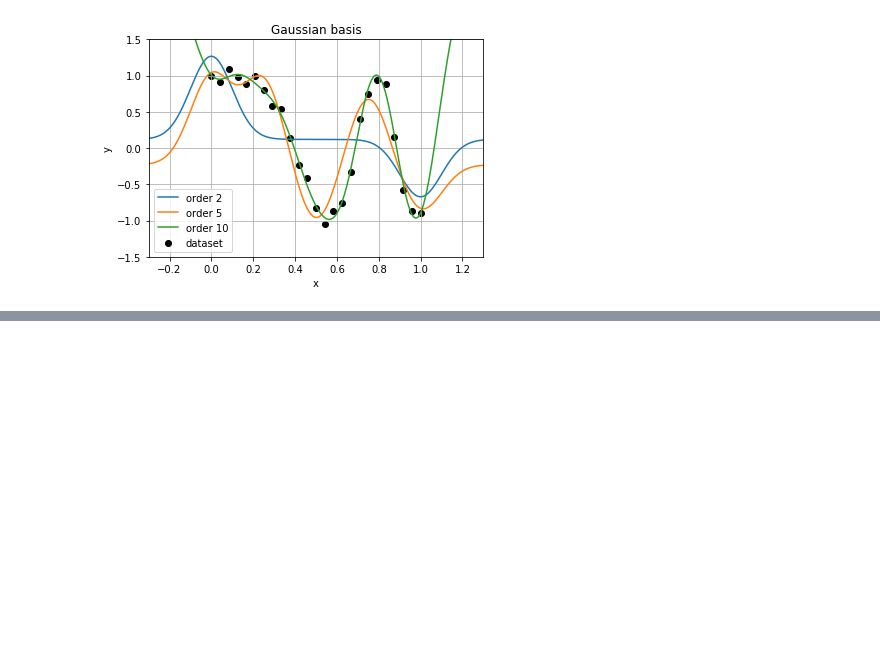
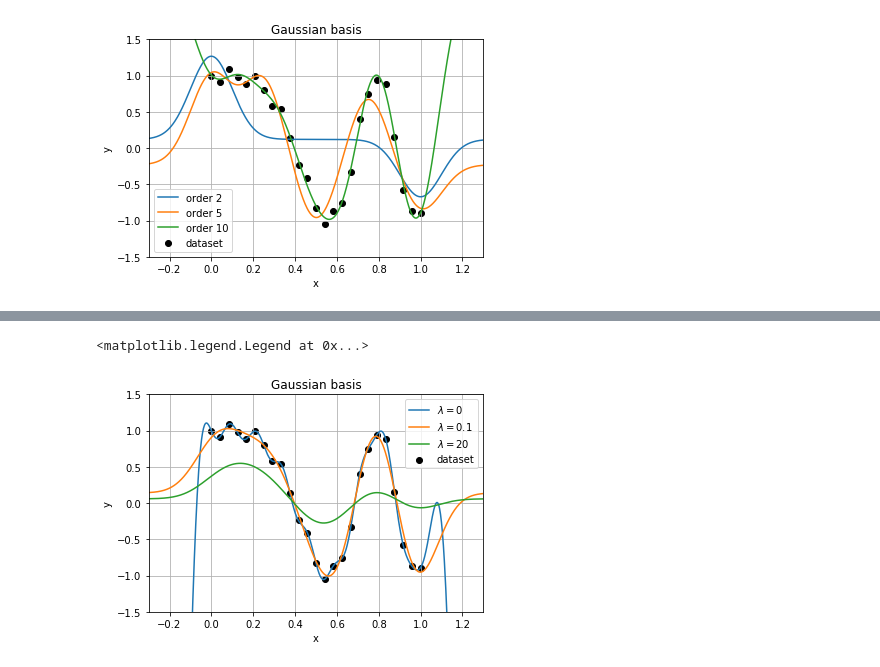
Before and after one commit to StaffG/MLE-MAP, a Jupyter notebook: MLE-MAP.ipynb, the cells around one changed output, grey strips where cells are left out. Cells and saved outputs as stored; diff of their text form; code cells hidden in the pictures; blank space fills up the shorter version.

Commit message:
graph MAP + comparison

```diff
--- a/MLE-MAP.ipynb
+++ b/MLE-MAP.ipynb
@@ -279,3 +290,23 @@ From this equation, it is easy to identify $\lambda$:
 \end{align*}
 
 There are two terms in the loss function. The first one describes how the model is fitting well the data. For example, a very high order basis will produce a curve that will pass through every point so the difference will be zero. On the other hand, a very high order basis will have a huge norm for its parameter $\theta$. By penalizing the norm of $\theta$, the loss function is preventing this behaviour which eventually leads to over-fitting.
+# %%
+def teta_regu(lamb, n, X, Y, kernel):
+    return np.dot(np.dot(np.linalg.inv(np.dot(phi_mat(n, X, kernel).T, phi_mat(n, X, kernel))+lamb*np.eye(n+1)), phi_mat(n, X, kernel).T), Y)
+
+def y_out_regu(lamb, n, x_test, X, Y, kernel):
+    return np.dot(phi_mat(n, x_test, kernel), teta_regu(lamb, n, X, Y, kernel))
+# %%
+plt.scatter(X,Y, color="black", label="dataset")
+plt.axis((-0.3,1.3,-1.5,1.5))
+plt.plot(x_test,y_out_regu(0, 20, x_test, X, Y, 3), label="$\lambda=0$")
+plt.plot(x_test,y_out_regu(0.1, 20, x_test, X, Y, 3), label="$\lambda=0.1$")
+plt.plot(x_test,y_out_regu(20, 20, x_test, X, Y, 3), label="$\lambda=20$")
+plt.xlabel("x")
+plt.ylabel("y")
+plt.title("Gaussian basis")
+plt.grid()
+plt.legend()
+# %% [output]
+<matplotlib.legend.Legend at 0x...>
+[figure, added]
```
Also changed, not shown: parts of 4 cells of this notebook.
